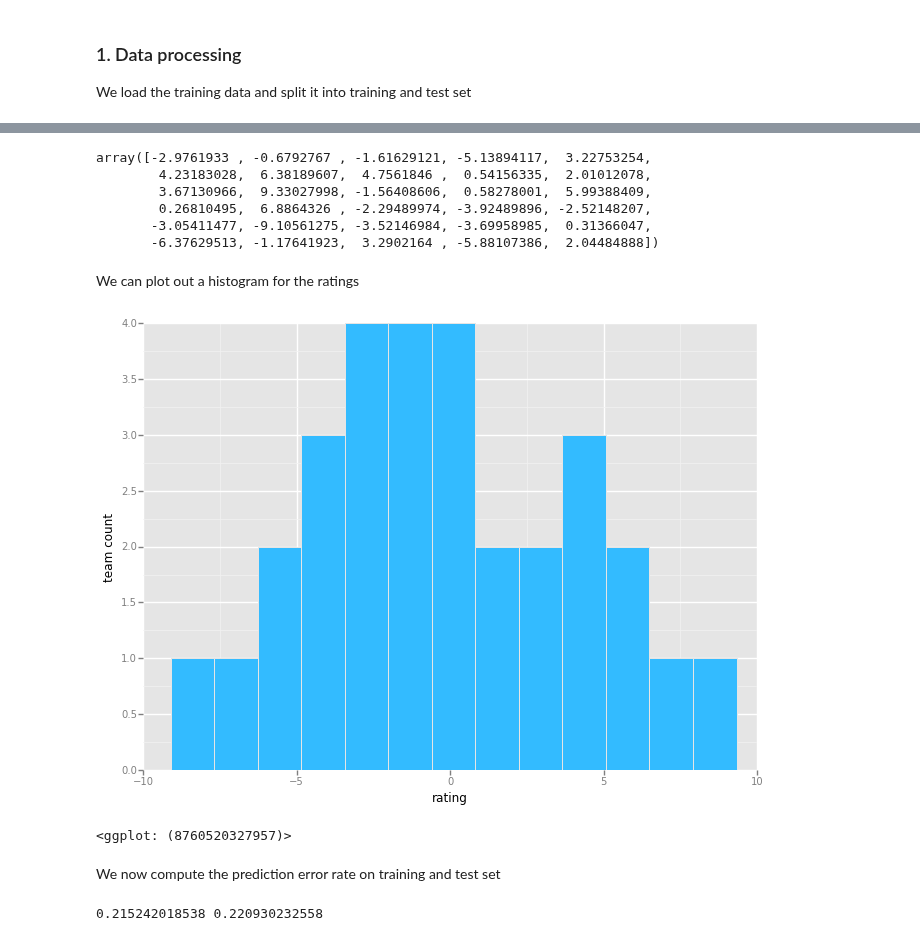
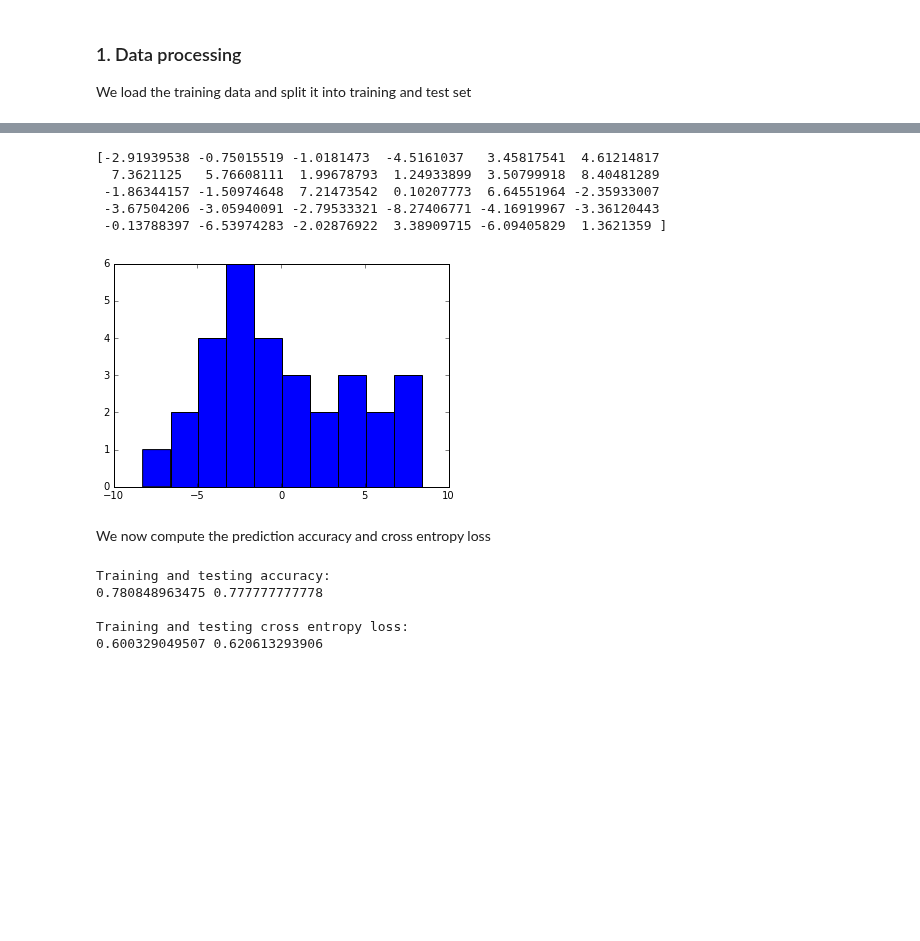
Before and after one commit to young-geng/RatingAnalysis, a Jupyter notebook: RatingAlgorithmComparison.ipynb, the cells around one changed output, grey strips where cells are left out. Saved outputs shown, nothing was run; the diff lists cells and outputs as text; code cells hidden in the pictures; blank space fills up the shorter version.

```diff
--- a/RatingAlgorithmComparison.ipynb
+++ b/RatingAlgorithmComparison.ipynb
@@ -54,27 +52,27 @@ The ratings are:
 # %%
 massey_model = rating_utils.MasseyMethod()
 massey_model.fit(train, rating_utils.get_teams(data))
-massey_model.ratings
+print massey_model.ratings
+
+plt.hist(massey_model.ratings)
+pass
 # %% [output]
-array([-2.9761933 , -0.6792767 , -1.61629121, -5.13894117,  3.22753254,
-        4.23183028,  6.38189607,  4.7561846 ,  0.54156335,  2.01012078,
-        3.67130966,  9.33027998, -1.56408606,  0.58278001,  5.99388409,
-        0.26810495,  6.8864326 , -2.29489974, -3.92489896, -2.52148207,
-       -3.05411477, -9.10561275, -3.52146984, -3.69958985,  0.31366047,
-       -6.37629513, -1.17641923,  3.2902164 , -5.88107386,  2.04484888])
+[-2.91939538 -0.75015519 -1.0181473  -4.5161037   3.45817541  4.61214817
+  7.3621125   5.76608111  1.99678793  1.24933899  3.50799918  8.40481289
+ -1.86344157 -1.50974648  7.21473542  0.10207773  6.64551964 -2.35933007
+ -3.67504206 -3.05940091 -2.79533321 -8.27406771 -4.16919967 -3.36120443
+ -0.13788397 -6.53974283 -2.02876922  3.38909715 -6.09405829  1.3621359 ]
+[figure, added]
-# %% [markdown]
-We can plot out a histogram for the ratings
-# %%
-# plt.hist(massey_model.ratings, bins=15)
-ggplot(pd.DataFrame({'rating': massey_model.ratings}), aes(x='rating')) \
-    + geom_histogram(binwidth=1.4, fill='#33bbff') \
-    + ylab('team count')
-# %% [output]
-[figure, removed]
-<ggplot: (8760520327957)>
 # %% [markdown]
-We now compute the prediction error rate on training and test set
+We now compute the prediction accuracy and cross entropy loss
-# %%
-print massey_model.test_error_rate(train), massey_model.test_error_rate(test)
-# %% [output]
-0.215242018538 0.220930232558
+# %%
+print "Training and testing accuracy:"
+print massey_model.test_accuracy(train), massey_model.test_accuracy(test)
+print "\nTraining and testing cross entropy loss:"
+print massey_model.test_cross_entropy_loss(train), massey_model.test_cross_entropy_loss(test)
+# %% [output]
+Training and testing accuracy:
+0.780848963475 0.777777777778
+
+Training and testing cross entropy loss:
+0.600329049507 0.620613293906
```
Also changed, not shown: parts of 13 cells of this notebook, 1 other file.
